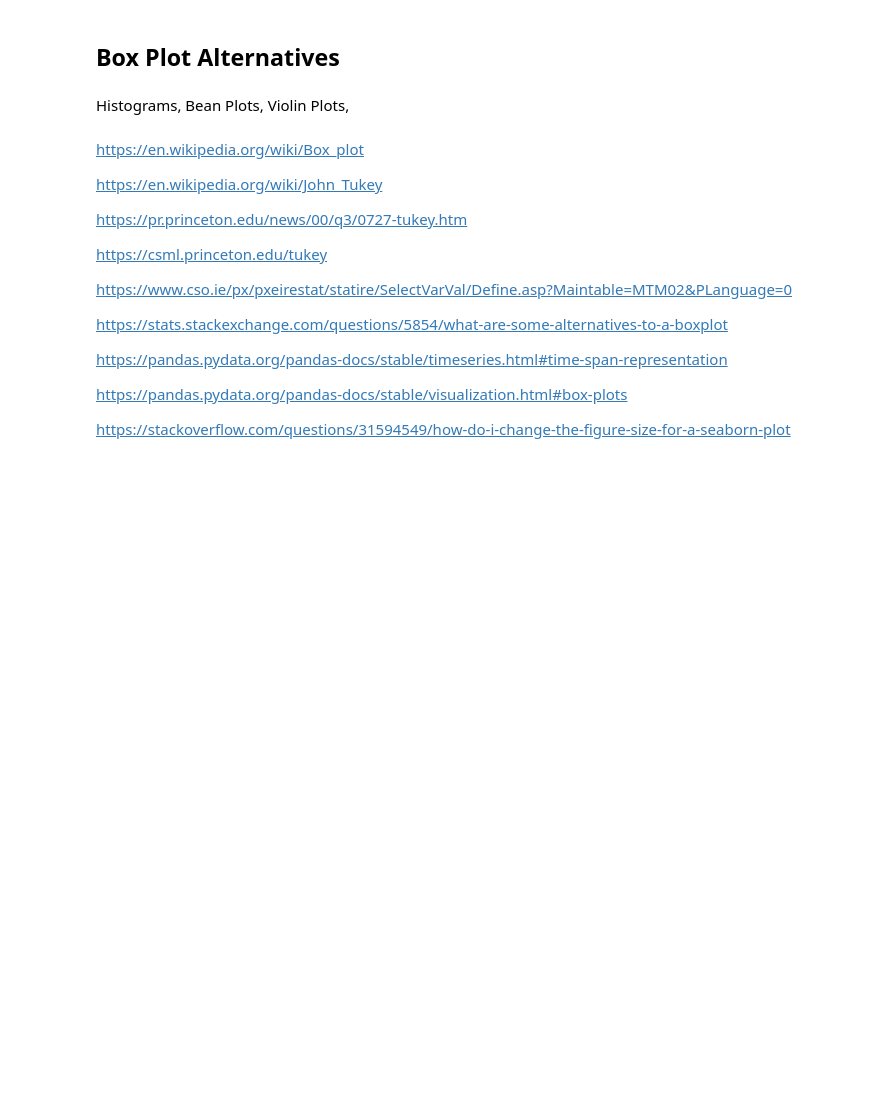
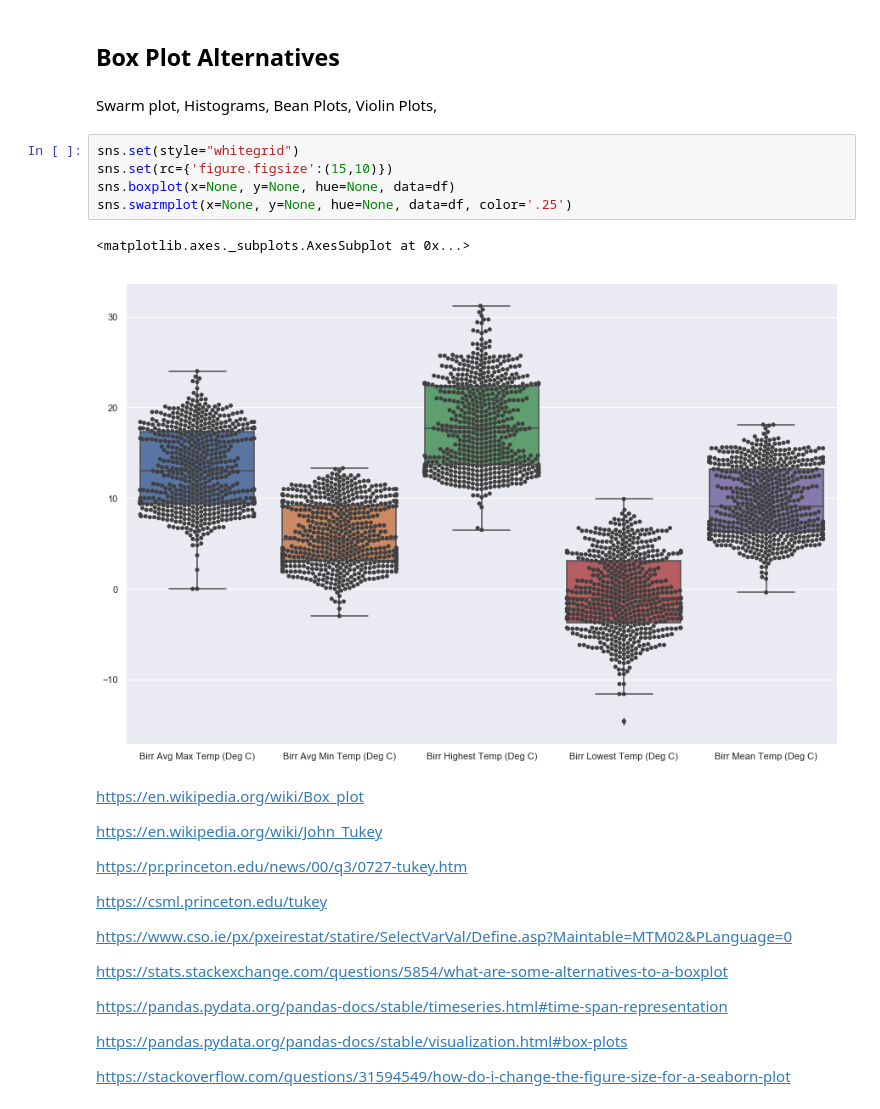
Before and after one commit to MichaelORegan/52446-Fundamentals-of-Data-Analysis-Project, a Jupyter notebook: Box Plot.ipynb, the cells around one changed output. Drawn from its saved outputs; the diff is of its cells as text; blank space fills up the shorter version.

Commit message:
added first alternative, swarmplot

```diff
--- a/Box Plot.ipynb
+++ b/Box Plot.ipynb
@@ -245,7 +245,15 @@ df.boxplot(column='Birr Mean Temp (Deg C)', by=None, ax=None, fontsize=None, rot
 # %% [markdown]
 ## Box Plot Alternatives
 # %% [markdown]
-Histograms, Bean Plots, Violin Plots,
+Swarm plot, Histograms, Bean Plots, Violin Plots,
+# %%
+sns.set(style="whitegrid")
+sns.set(rc={'figure.figsize':(15,10)})
+sns.boxplot(x=None, y=None, hue=None, data=df)
+sns.swarmplot(x=None, y=None, hue=None, data=df, color='.25')
+# %% [output]
+<matplotlib.axes._subplots.AxesSubplot at 0x...>
+[figure, added]
 # %% [markdown]
 https://en.wikipedia.org/wiki/Box_plot
 
```
Also changed, not shown: parts of 8 cells of this notebook.
